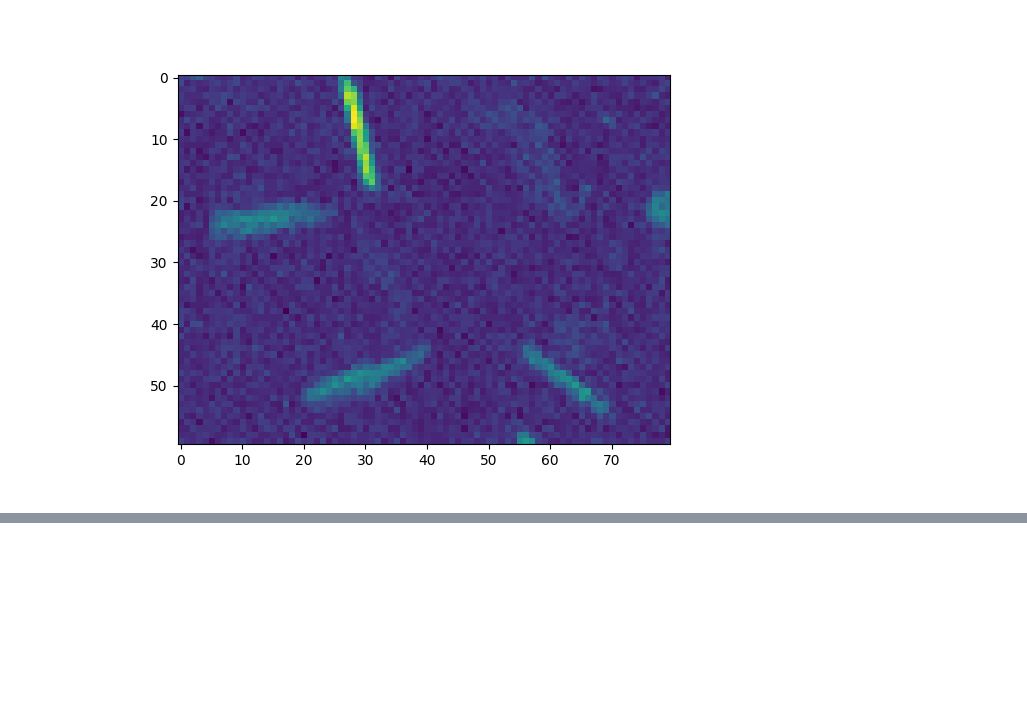
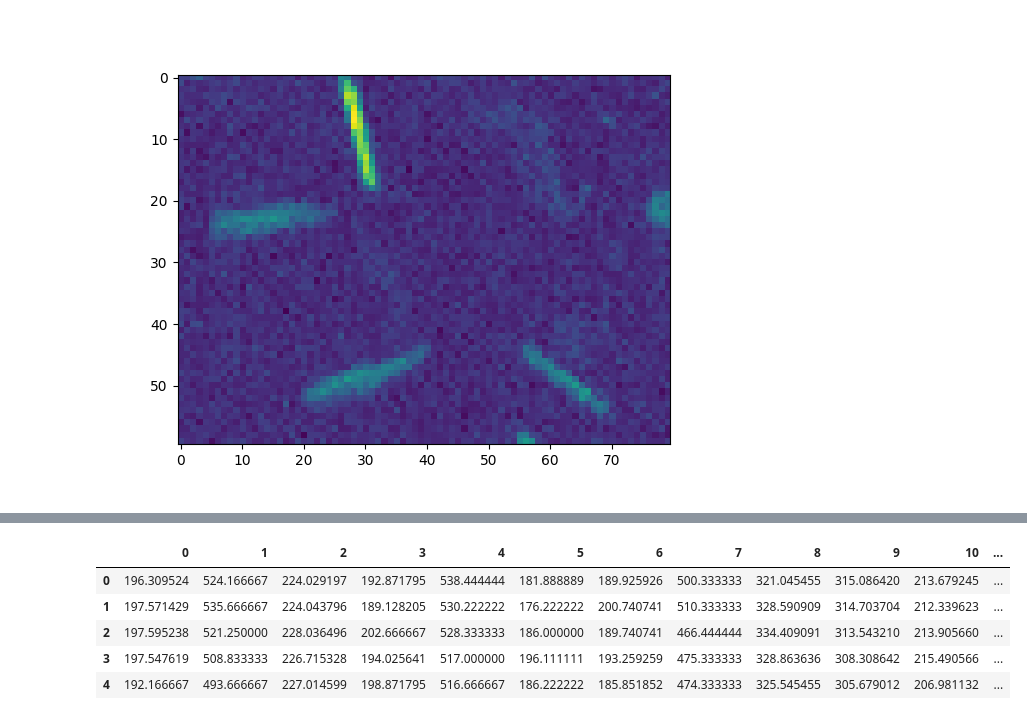
Before and after one commit to retroam/Calcium-analysis, a Jupyter notebook: calcium_analysis.ipynb, the cells around one changed output, grey strips where cells are left out. Saved outputs shown, nothing was run; the diff lists cells and outputs as text; code cells hidden in the pictures; blank space fills up the shorter version.

```diff
--- a/calcium_analysis.ipynb
+++ b/calcium_analysis.ipynb
@@ -58,0 +101,9 @@ ax.imshow(image[1,:,:])
+# %%
+df.head()
+# %% [output]
+|  | 0 | 1 | 2 | 3 | 4 | 5 | 6 | 7 | 8 | 9 | 10 | ... |
+| 0 | 196.309524 | 524.166667 | 224.029197 | 192.871795 | 538.444444 | 181.888889 | 189.925926 | 500.333333 | 321.045455 | 315.086420 | 213.679245 | ... |
+| 1 | 197.571429 | 535.666667 | 224.043796 | 189.128205 | 530.222222 | 176.222222 | 200.740741 | 510.333333 | 328.590909 | 314.703704 | 212.339623 | ... |
+| 2 | 197.595238 | 521.250000 | 228.036496 | 202.666667 | 528.333333 | 186.000000 | 189.740741 | 466.444444 | 334.409091 | 313.543210 | 213.905660 | ... |
+| 3 | 197.547619 | 508.833333 | 226.715328 | 194.025641 | 517.000000 | 196.111111 | 193.259259 | 475.333333 | 328.863636 | 308.308642 | 215.490566 | ... |
+| 4 | 192.166667 | 493.666667 | 227.014599 | 198.871795 | 516.666667 | 186.222222 | 185.851852 | 474.333333 | 325.545455 | 305.679012 | 206.981132 | ... |
```
Also changed, not shown: parts of 9 cells of this notebook.
